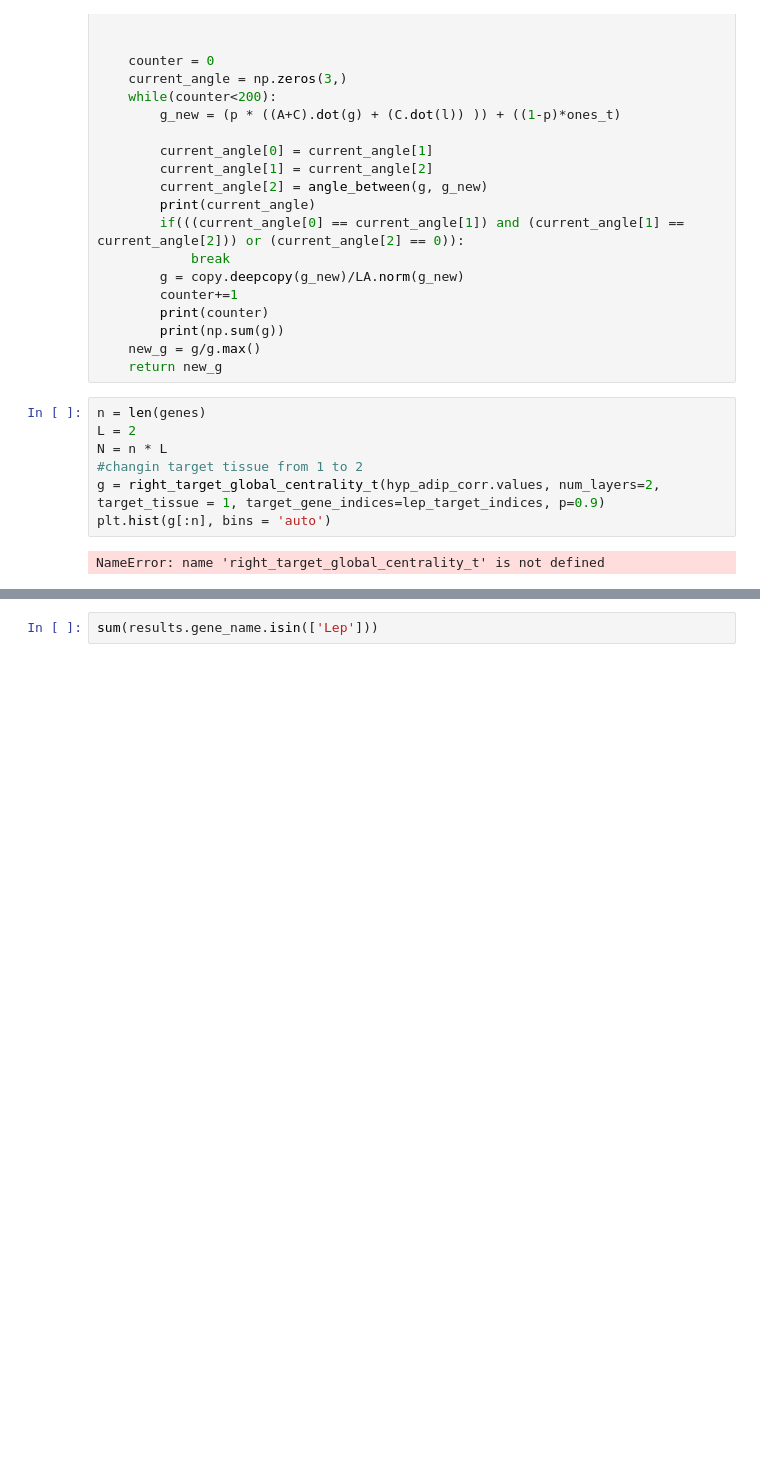
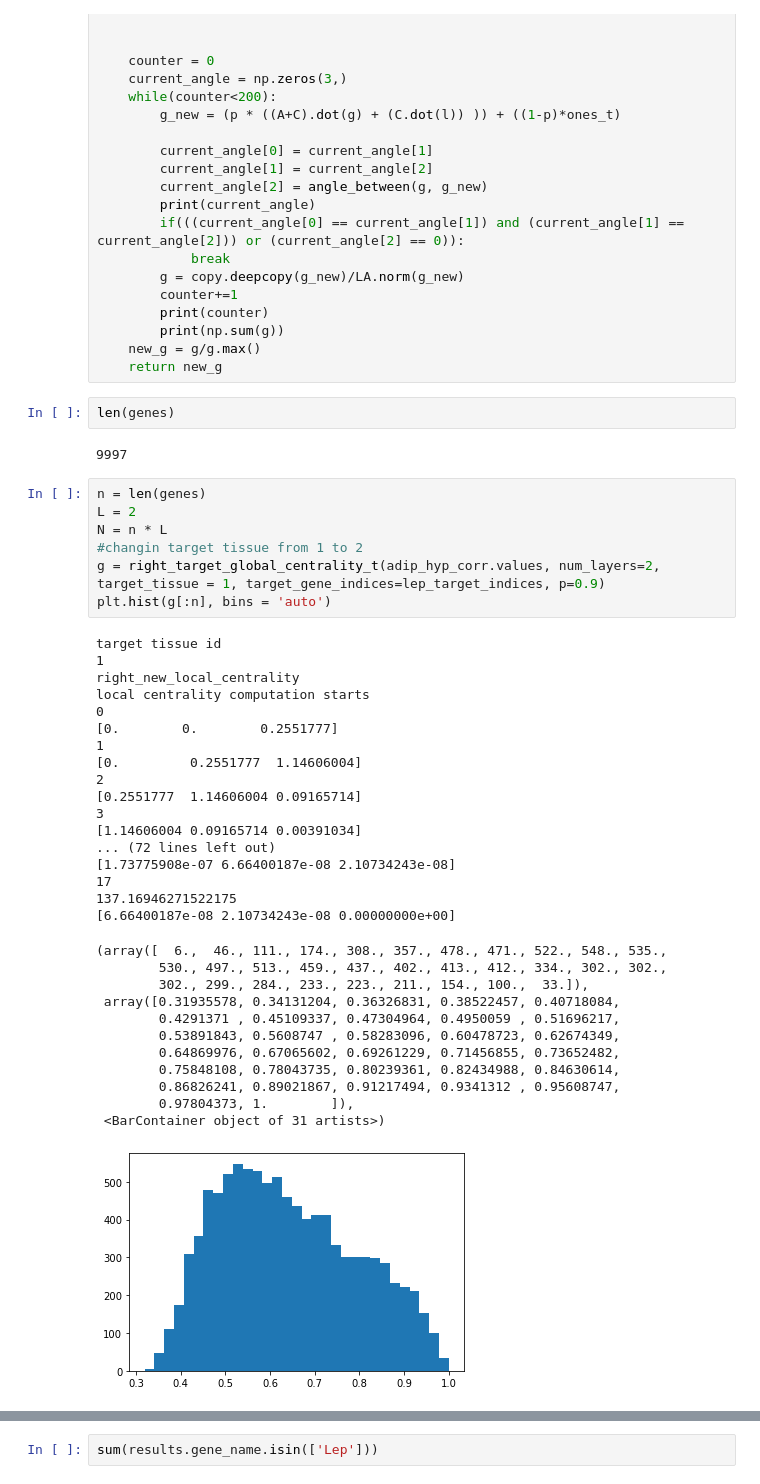
Before and after one commit to aeaswar81/MultiCens, a Jupyter notebook: Mouse centrality Leptin Aravind.ipynb, the cells around one changed output, grey strips where cells are left out. Cells and saved outputs as stored; diff of their text form; blank space fills up the shorter version.

```diff
--- a/Mouse centrality Leptin Aravind.ipynb
+++ b/Mouse centrality Leptin Aravind.ipynb
@@ -349,12 +393,44 @@ def right_target_global_centrality_t(A_tilde_full, num_layers, target_tissue, ta
         print(np.sum(g))
     new_g = g/g.max()
     return new_g
+# %%
+len(genes)
+# %% [output]
+9997
 # %%
 n = len(genes)
 L = 2
 N = n * L
 #changin target tissue from 1 to 2
-g = right_target_global_centrality_t(hyp_adip_corr.values, num_layers=2, target_tissue = 1, target_gene_indices=lep_target_indices, p=0.9)
+g = right_target_global_centrality_t(adip_hyp_corr.values, num_layers=2, target_tissue = 1, target_gene_indices=lep_target_indices, p=0.9)
 plt.hist(g[:n], bins = 'auto')
 # %% [output]
-NameError: name 'right_target_global_centrality_t' is not defined
+target tissue id
+1
+right_new_local_centrality
+local centrality computation starts
+0
+[0.        0.        0.2551777]
+1
+[0.         0.2551777  1.14606004]
+2
+[0.2551777  1.14606004 0.09165714]
+3
+[1.14606004 0.09165714 0.00391034]
+... (72 lines left out)
+[1.73775908e-07 6.66400187e-08 2.10734243e-08]
+17
+137.16946271522175
+[6.66400187e-08 2.10734243e-08 0.00000000e+00]
+(array([  6.,  46., 111., 174., 308., 357., 478., 471., 522., 548., 535.,
+        530., 497., 513., 459., 437., 402., 413., 412., 334., 302., 302.,
+        302., 299., 284., 233., 223., 211., 154., 100.,  33.]),
+ array([0.31935578, 0.34131204, 0.36326831, 0.38522457, 0.40718084,
+        0.4291371 , 0.45109337, 0.47304964, 0.4950059 , 0.51696217,
+        0.53891843, 0.5608747 , 0.58283096, 0.60478723, 0.62674349,
+        0.64869976, 0.67065602, 0.69261229, 0.71456855, 0.73652482,
+        0.75848108, 0.78043735, 0.80239361, 0.82434988, 0.84630614,
+        0.86826241, 0.89021867, 0.91217494, 0.9341312 , 0.95608747,
+        0.97804373, 1.        ]),
+ <BarContainer object of 31 artists>)
+[figure, added]
```
Also changed, not shown: parts of 23 cells of this notebook, 8 other files.
